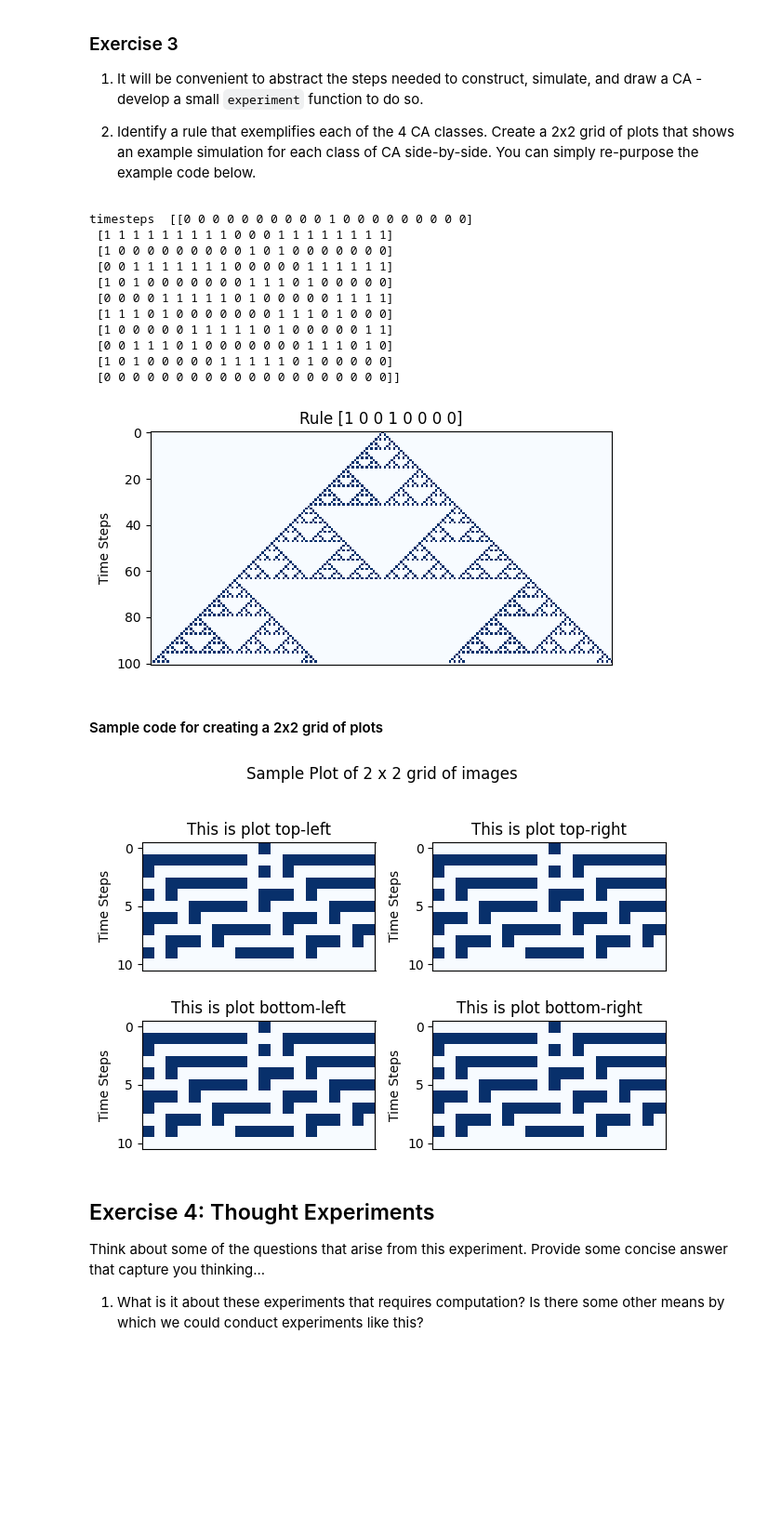
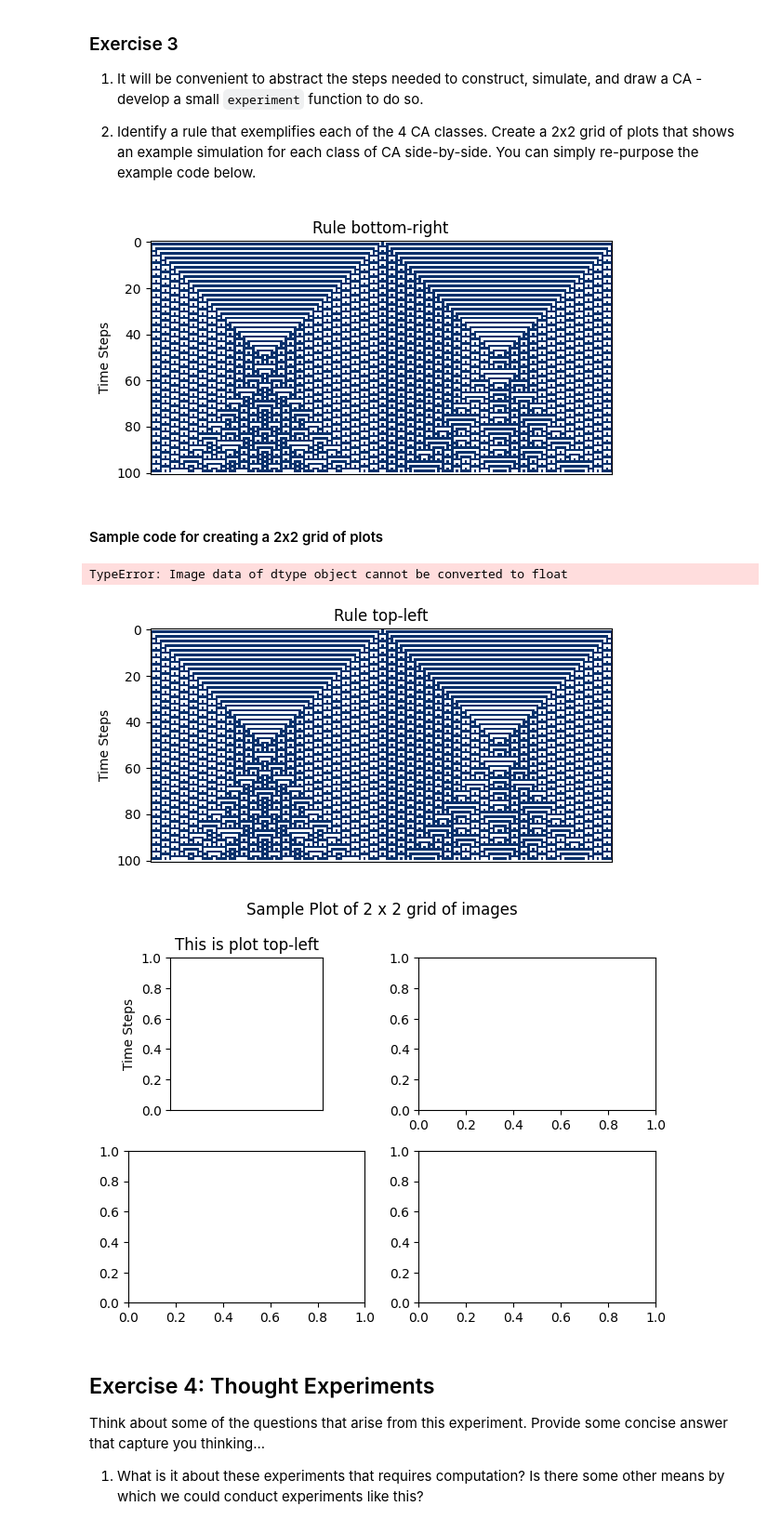
Before and after one commit to jaymhaiskar/cap-comp215, a Jupyter notebook: Copy_of_lab05_CA_1D.ipynb, the cells around one changed output. Shown: that part at 93% size. Drawn from its saved outputs; the diff is of its cells as text; code cells hidden in the pictures; blank space fills up the shorter version.

```diff
--- a/Copy_of_lab05_CA_1D.ipynb
+++ b/Copy_of_lab05_CA_1D.ipynb
@@ -188,7 +188,7 @@ Note: this is *not* a `dataclass` - you will need an `__init__` method.
 class Cell1D:
     def __init__(self, rule_number, start_state):
         self.rule_number = rule_number
-        self.state = start_state
+        self.state = np.array(start_state)
 
     def step(self):
         self.state = self._next_state()
@@ -250,68 +250,72 @@ def experiment(rule_number, start_state, num_cells, num_steps):
     new_cell = Cell1D(rule_number, start_state)
     # print("cell made")
     # print("rule number is ", rule_number)
-    print("start state ", start_state)
+    # print("start state ", start_state)
 
     timesteps = new_cell.simulate(num_cells, num_steps, rule_number)
 
 
-    print("timesteps ", timesteps)
+    # print("timesteps ", timesteps)
 
-    new_cell.draw(timesteps, title=f'{rule_number}')
+    plot_ca(timesteps, title=f'Rule {title}')
+
+'''a) rapidly converge to a uniform static state.'''
+rule_number_one = get_lookup_table(250)
+start_state_one = [0, 1, 0, 0, 1, 0, 0, 1]
+num_cells_one = 200
+num_steps_one = 100
+experiment(rule_number_one, start_state_one, num_cells_one, num_steps_one)
 
 '''b) rapidly converge to a stable repeating pattern'''
-# rule_number_one = get_lookup_table(250)
-# start_state_one = [0, 1, 0, 0, 1, 0, 0, 1]
-# num_cells_one = 200
-# num_steps_one = 100
-# experiment(rule_number_one, start_state_one, num_cells_one, num_steps_one)
+rule_number_three = get_lookup_table(5) #Even if I call a new rule, it still stores in memory the graph from previous cell
+start_state_three = [1,1,0,1,0,0,0,0]
+num_cells_three = 200
+num_steps_three = 100
+experiment(rule_number_three, start_state_three, num_cells_three, num_steps_three)
 
+'''c) generate non-repeating, random states'''
+rule_number_two = get_lookup_table(101) #Even if I call a new rule, it still stores in memory the graph from previous cell
+start_state_two = [1,1,0,1,0,0,0,0]
+num_cells_two = 200
+num_steps_two = 100
+experiment(rule_number_two, start_state_two, num_cells_two, num_steps_two)
 
-rule_number_two = get_lookup_table(9) #Even if I call a new rule, it still stores in memory the graph from previous cell
-start_state_two = [1,1,0,1,0,0,0,0]
-num_cells_two = 20
-num_steps_two = 10
-# experiment(rule_number_two, start_state_two, num_cells_two, num_steps_two)
+'''d) generate chaos, with areas of repetitive or stable states, but also structures that interact in complex ways.'''
 
-new_cell = Cell1D(rule_number_two, start_state)
-
-timesteps = new_cell.simulate(num_cells_two, num_steps_two, rule_number_two)
-
-print("timesteps ", timesteps)
-
-new_cell.draw(timesteps, title=f'{rule_number_two}')
+rule_number_four = get_lookup_table(109) #Even if I call a new rule, it still stores in memory the graph from previous cell
+start_state_four = [1,1,0,1,0,0,0,0]
+num_cells_four = 200
+num_steps_four = 100
+experiment(rule_number_four, start_state_four, num_cells_four, num_steps_four)
 # %% [output]
-timesteps  [[0 0 0 0 0 0 0 0 0 0 1 0 0 0 0 0 0 0 0 0]
- [1 1 1 1 1 1 1 1 1 0 0 0 1 1 1 1 1 1 1 1]
- [1 0 0 0 0 0 0 0 0 0 1 0 1 0 0 0 0 0 0 0]
- [0 0 1 1 1 1 1 1 1 0 0 0 0 0 1 1 1 1 1 1]
- [1 0 1 0 0 0 0 0 0 0 1 1 1 0 1 0 0 0 0 0]
- [0 0 0 0 1 1 1 1 1 0 1 0 0 0 0 0 1 1 1 1]
- [1 1 1 0 1 0 0 0 0 0 0 0 1 1 1 0 1 0 0 0]
- [1 0 0 0 0 0 1 1 1 1 1 0 1 0 0 0 0 0 1 1]
- [0 0 1 1 1 0 1 0 0 0 0 0 0 0 1 1 1 0 1 0]
- [1 0 1 0 0 0 0 0 1 1 1 1 1 0 1 0 0 0 0 0]
- [0 0 0 0 0 0 0 0 0 0 0 0 0 0 0 0 0 0 0 0]]
-[figure, old version]
+[figure, new version]
 # %% [markdown]
 #### Sample code for creating a 2x2 grid of plots
 # %%
 def axes_layout(nrows=1, ncols=1, fig_title=None, **kwargs):
     """ layout nrows x ncols axes with sensible defaults.  kwargs passed directly to `plt.subplots()`"""
     kwargs = {**dict(layout='tight'), **kwargs}
     fig, axes = plt.subplots(nrows=nrows, ncols=ncols, **kwargs)
     if fig_title:
         fig.suptitle(fig_title)
     return axes
 
+rule_list= {
+    'Rule 250': experiment(rule_number_one, start_state_one, num_cells_one, num_steps_one),
+    'Rule 5': experiment(rule_number_two, start_state_two, num_cells_two, num_steps_two),
+    'Rule 101': experiment(rule_number_three, start_state_three, num_cells_three, num_steps_three),
+    'Rule 109': experiment(rule_number_four, start_state_four, num_cells_four, num_steps_four),
+}
 # Example: plot 4 plots in a 2x2 grid - plots are labelled so it's clear which is which.
 axes = axes_layout(2, 2, fig_title='Sample Plot of 2 x 2 grid of images')
 for ax, title in zip(axes.flat, ('top-left', 'top-right', 'bottom-left', 'bottom-right' )):
-    plot_ca(timesteps, axes=ax, title=f'This is plot {title}')
+    plot_ca(rule_list, axes=ax, title=f'This is plot {title}')
 
 #I couldn't find a way to incorporate the experiment function into this. Had trouble understanding how each graph would map to each location.
 # %% [output]
+TypeError: Image data of dtype object cannot be converted to float
-[figure, old version]
+[figure, new version]
+[figure, added]
 # %% [markdown]
 ## Exercise 4:  Thought Experiments
 Think about some of the questions that arise from this experiment.  Provide some concise answer that capture you thinking...
```
Also changed, not shown: parts of 1 cell of this notebook.
